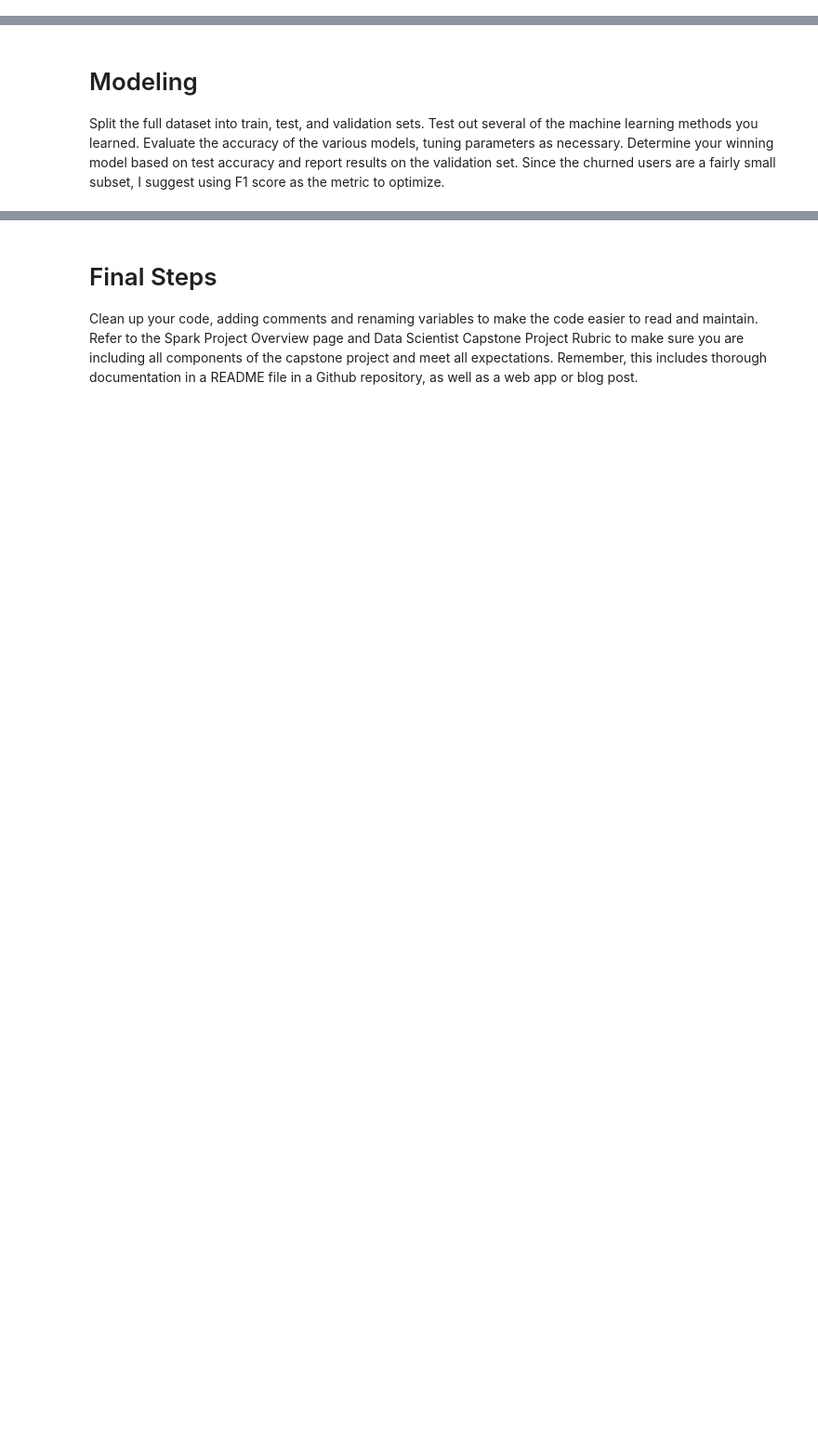
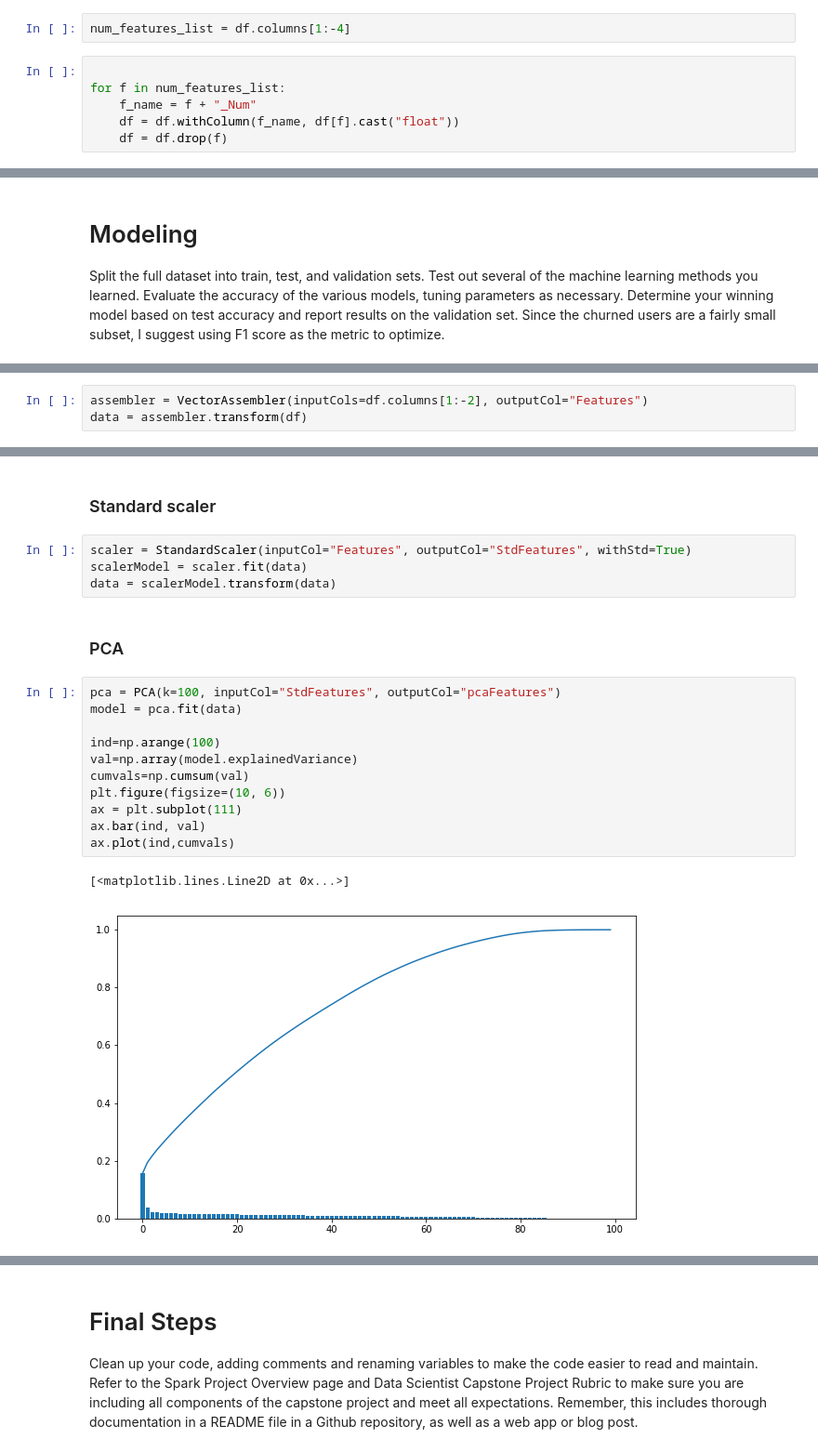
Before and after one commit to hcxie/DS-project-Spark-Project-Sparkify, a Jupyter notebook: Sparkify.ipynb, the cells around one changed output, grey strips where cells are left out. Shown at 93% size. Drawn from its saved outputs; the diff is of its cells as text; blank space fills up the shorter version.

```diff
--- a/Sparkify.ipynb
+++ b/Sparkify.ipynb
@@ -752,0 +798,8 @@ feature_df1.head()
+# %%
+num_features_list = df.columns[1:-4]
+# %%
+
+for f in num_features_list:
+    f_name = f + "_Num"
+    df = df.withColumn(f_name, df[f].cast("float"))
+    df = df.drop(f)
@@ -755,0 +820,3 @@ Split the full dataset into train, test, and validation sets. Test out several o
+# %%
+assembler = VectorAssembler(inputCols=df.columns[1:-2], outputCol="Features")
+data = assembler.transform(df)
@@ -755,0 +843,22 @@ Split the full dataset into train, test, and validation sets. Test out several o
+# %% [markdown]
+### Standard scaler
+# %%
+scaler = StandardScaler(inputCol="Features", outputCol="StdFeatures", withStd=True)
+scalerModel = scaler.fit(data)
+data = scalerModel.transform(data)
+# %% [markdown]
+### PCA
+# %%
+pca = PCA(k=100, inputCol="StdFeatures", outputCol="pcaFeatures")
+model = pca.fit(data)
+
+ind=np.arange(100)
+val=np.array(model.explainedVariance)
+cumvals=np.cumsum(val)
+plt.figure(figsize=(10, 6))
+ax = plt.subplot(111)
+ax.bar(ind, val)
+ax.plot(ind,cumvals)
+# %% [output]
+[<matplotlib.lines.Line2D at 0x...>]
+[figure, added]
```
Also changed, not shown: parts of 53 cells of this notebook.
